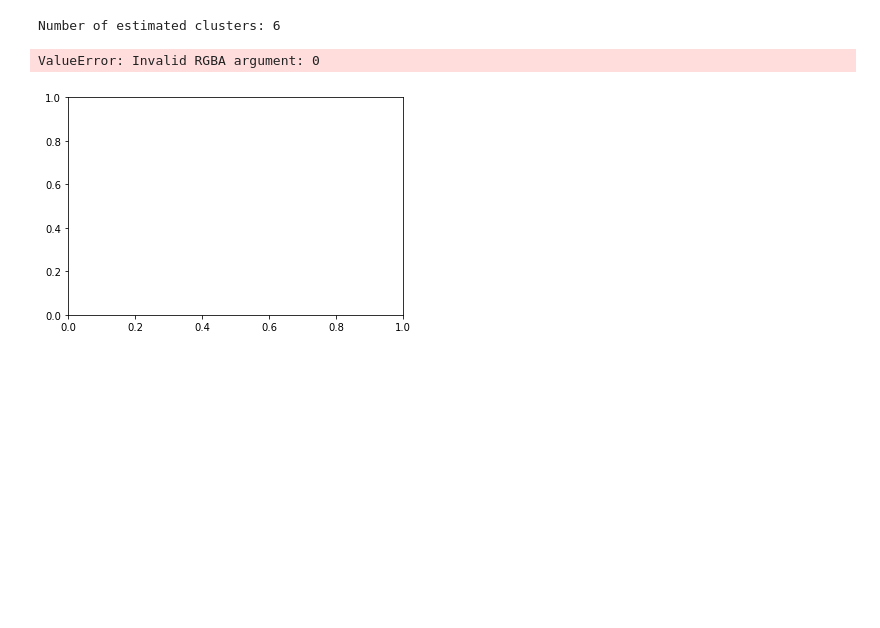
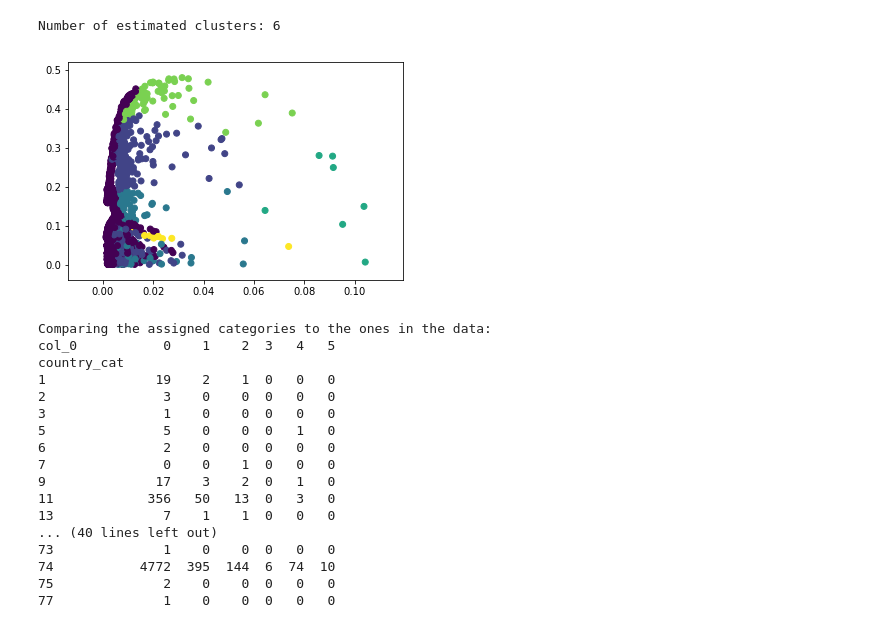
Before and after one commit to Schmidt8181/UnsupervisedLearning, a Jupyter notebook: BostonMarathon.ipynb, the cells around one changed output. Saved outputs shown, nothing was run; the diff lists cells and outputs as text; code cells hidden in the pictures; blank space fills up the shorter version.

```diff
--- a/BostonMarathon.ipynb
+++ b/BostonMarathon.ipynb
@@ -260,12 +290,13 @@ row_0
 # %%
 # New test and training sets for different algorithms
-X_train2, X_test2, y_train2, y_test2 = train_test_split(X_norm, y, test_size=0.9)
+# using the normalized X because it's good to normalize your data, right?
+X_train2, X_test2, y_train2, y_test2 = train_test_split(X_norm, y, test_size=0.8)
 # %%
 # Mean Shift!
 bandwidth = estimate_bandwidth(X_train2, quantile=0.2, n_samples=500)
 
 # Declare and fit the model.
-ms = MeanShift(bandwidth=.2, bin_seeding=True)
+ms = MeanShift(bandwidth=bandwidth, bin_seeding=True)
 ms.fit(X_train2)
 
 # Extract cluster assignments for each data point.
@@ -281,15 +312,30 @@ print("Number of estimated clusters: {}".format(n_clusters_))
 # %% [output]
 Number of estimated clusters: 6
 # %%
-colors = ['red', 'blue', 'green']
-#plt.scatter(X_train2[[0]], X_train2[[1]], c=labels)
-#plt.show()
+plt.scatter(X_train2[:,0], X_train2[:,1], c=labels)
+plt.show()
 
 print('Comparing the assigned categories to the ones in the data:')
-print(pd.crosstab(y_train,labels))
+print(pd.crosstab(y_train2,labels))
 # %% [output]
+[figure, new version]
-ValueError: Invalid RGBA argument: 0
+Comparing the assigned categories to the ones in the data:
+col_0           0    1    2  3   4   5
+country_cat
+1              19    2    1  0   0   0
+2               3    0    0  0   0   0
+3               1    0    0  0   0   0
+5               5    0    0  0   1   0
+6               2    0    0  0   0   0
+7               0    0    1  0   0   0
+9              17    3    2  0   1   0
+11            356   50   13  0   3   0
+13              7    1    1  0   0   0
+... (40 lines left out)
+73              1    0    0  0   0   0
+74           4772  395  144  6  74  10
+75              2    0    0  0   0   0
+77              1    0    0  0   0   0
-[figure, old version]
 # %%
 # Declare the model and fit it in one statement.
 # Note that you can provide arguments to the model, but we didn't.
```
Also changed, not shown: parts of 14 cells of this notebook.
